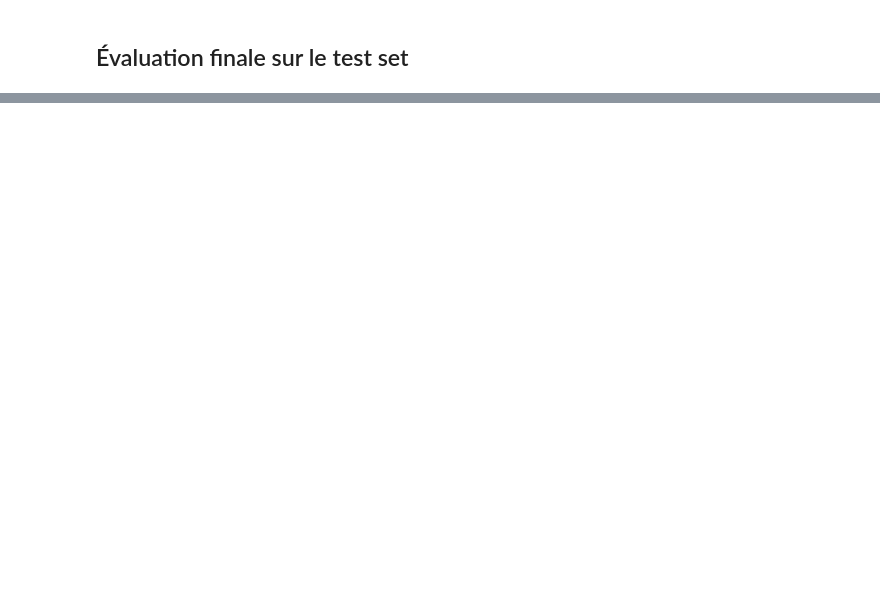
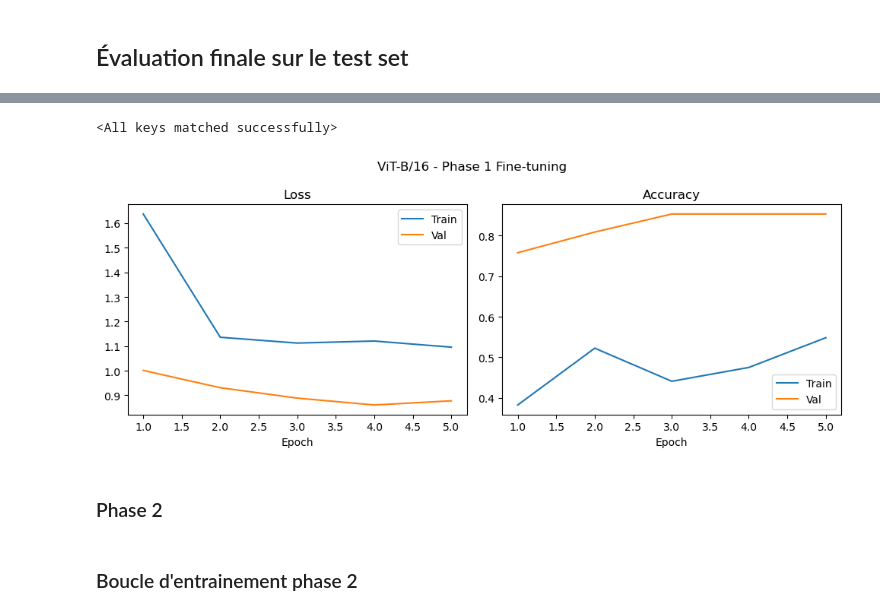
Before and after one commit to TheoChastrePradat/OC_DataScientist_P8, a Jupyter notebook: Projet_8/Script/veille_techno_vit.ipynb, the cells around one changed output, grey strips where cells are left out. Saved outputs shown, nothing was run; the diff lists cells and outputs as text; code cells hidden in the pictures; blank space fills up the shorter version.

```diff
--- a/Projet_8/Script/veille_techno_vit.ipynb
+++ b/Projet_8/Script/veille_techno_vit.ipynb
@@ -229,3 +275,0 @@ for p in resnet.parameters():
-# %%
-in_features = resnet.fc.in_features
-resnet.fc = nn.Linear(in_features, num_classes)
@@ -375,0 +498,19 @@ plot_confusion(y_true_v, y_pred_v, "Matrice de confusion - ViT-B/16")
+# %%
+# on freeze tout
+for p in vit.parameters():
+    p.requires_grad = False
+
+# on degele la head et le classifier
+for name, p in vit.named_parameters():
+    if "head" in name:
+        p.requires_grad = True
+
+criterion_vit = nn.CrossEntropyLoss(label_smoothing=0.1)
+
+optimizer_vit = optim.AdamW(
+    filter(lambda p: p.requires_grad, vit.parameters()),
+    lr=1e-3,
+    weight_decay=0.05
+)
+
+EPOCHS_PHASE1 = 5
@@ -375,0 +519,19 @@ plot_confusion(y_true_v, y_pred_v, "Matrice de confusion - ViT-B/16")
+# %%
+best_val_loss = float("inf")
+
+history_vit = {"train_loss": [], "val_loss": [], "train_acc": [], "val_acc": []}
+
+for epoch in range(1, EPOCHS_PHASE1 + 1):
+    train_loss, train_acc = train_one_epoch(vit, train_loader, criterion_vit, optimizer_vit)
+    val_loss, val_acc, _, _ = evaluate(vit, val_loader, criterion_vit)
+
+    history_vit["train_loss"].append(train_loss)
+    history_vit["val_loss"].append(val_loss)
+    history_vit["train_acc"].append(train_acc)
+    history_vit["val_acc"].append(val_acc)
+
+    print(f"[ViT] Epoch {epoch:02d} | Train loss={train_loss:.3f}, acc={train_acc:.3f} | Val loss={val_loss:.3f}, acc={val_acc:.3f}")
+
+    if val_loss < best_val_loss:
+        best_val_loss = val_loss
+        torch.save(vit.state_dict(), "vit_phase1_best.pth")
@@ -375,0 +559,10 @@ plot_confusion(y_true_v, y_pred_v, "Matrice de confusion - ViT-B/16")
+# %%
+vit.load_state_dict(torch.load("vit_phase1_best.pth", map_location=device))
+# %% [output]
+<All keys matched successfully>
+# %%
+plot_history(history_vit, title="ViT-B/16 - Phase 1 Fine-tuning")
+# %% [output]
+[figure, added]
+# %% [markdown]
+### Phase 2
@@ -375,0 +600,2 @@ plot_confusion(y_true_v, y_pred_v, "Matrice de confusion - ViT-B/16")
+# %% [markdown]
+### Boucle d'entrainement phase 2
```
Also changed, not shown: parts of 18 cells of this notebook.
